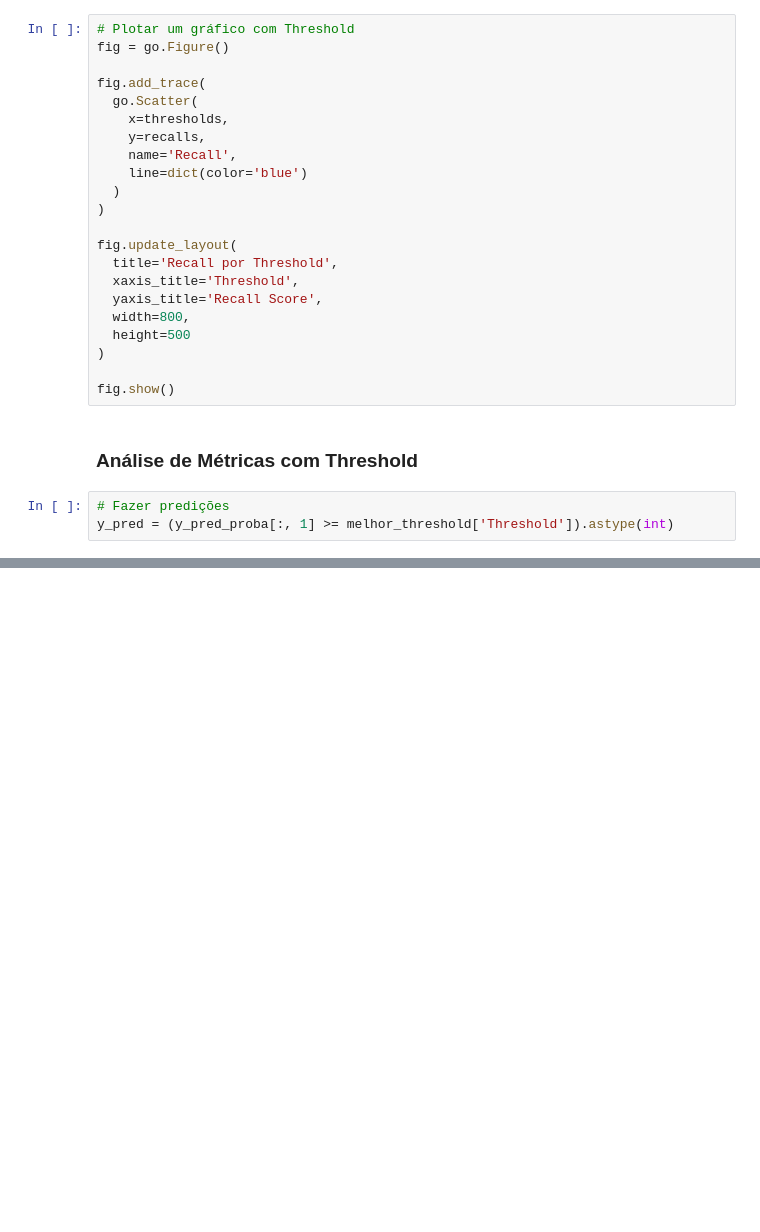
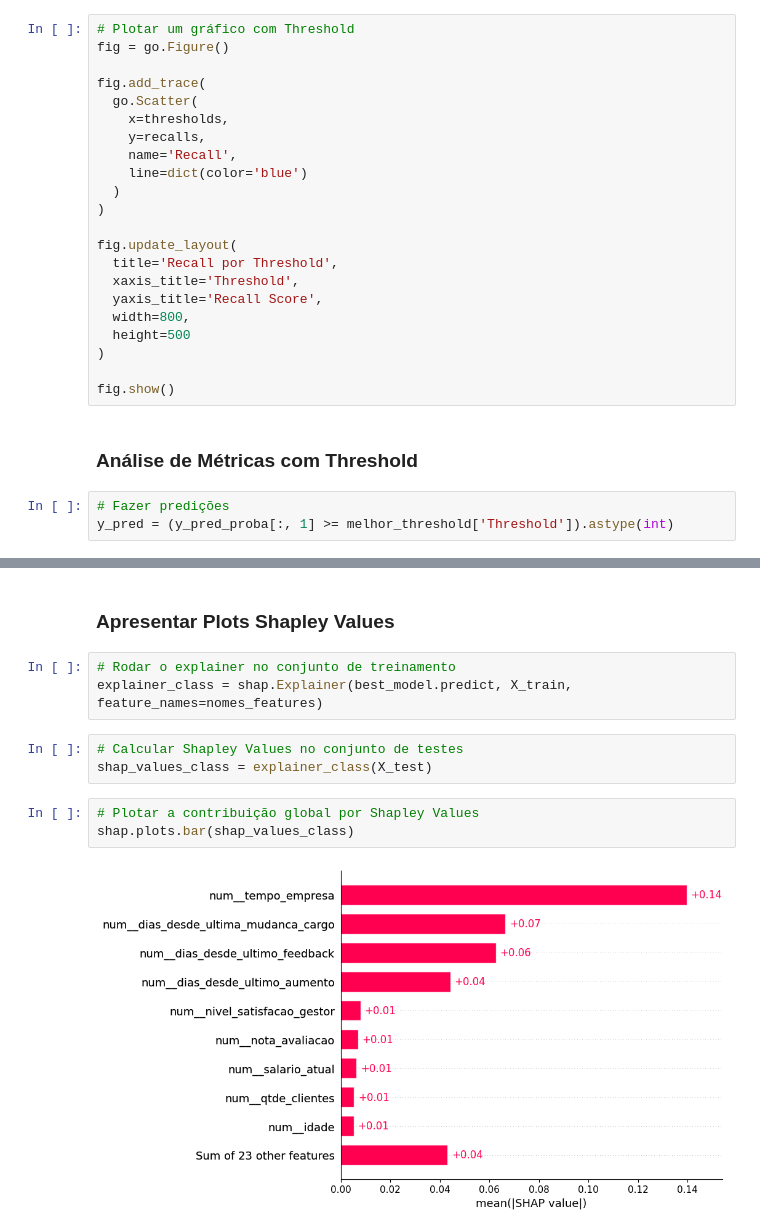
Before and after one commit to smoothemerson/AI_development, a Jupyter notebook: classes/ensemble_models/random_forest/churn_employee.ipynb, the cells around one changed output, grey strips where cells are left out. Cells and saved outputs as stored; diff of their text form; blank space fills up the shorter version.

```diff
--- a/classes/ensemble_models/random_forest/churn_employee.ipynb
+++ b/classes/ensemble_models/random_forest/churn_employee.ipynb
@@ -713,0 +786,13 @@ fig.plot()
+# %% [markdown]
+### Apresentar Plots Shapley Values
+# %%
+# Rodar o explainer no conjunto de treinamento
+explainer_class = shap.Explainer(best_model.predict, X_train, feature_names=nomes_features)
+# %%
+# Calcular Shapley Values no conjunto de testes
+shap_values_class = explainer_class(X_test)
+# %%
+# Plotar a contribuição global por Shapley Values
+shap.plots.bar(shap_values_class)
+# %% [output]
+[figure, added]
```
Also changed, not shown: parts of 29 cells of this notebook.
